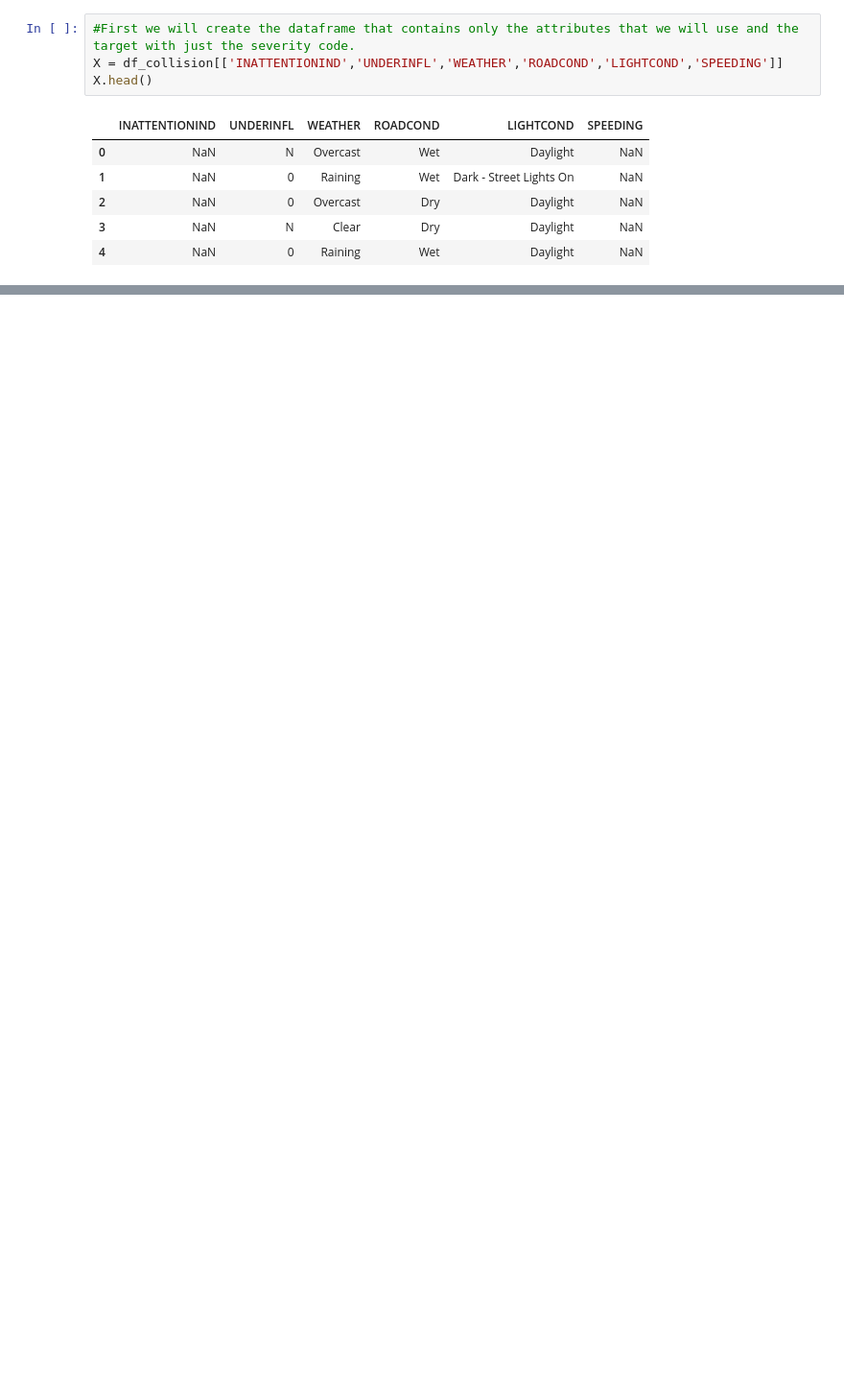
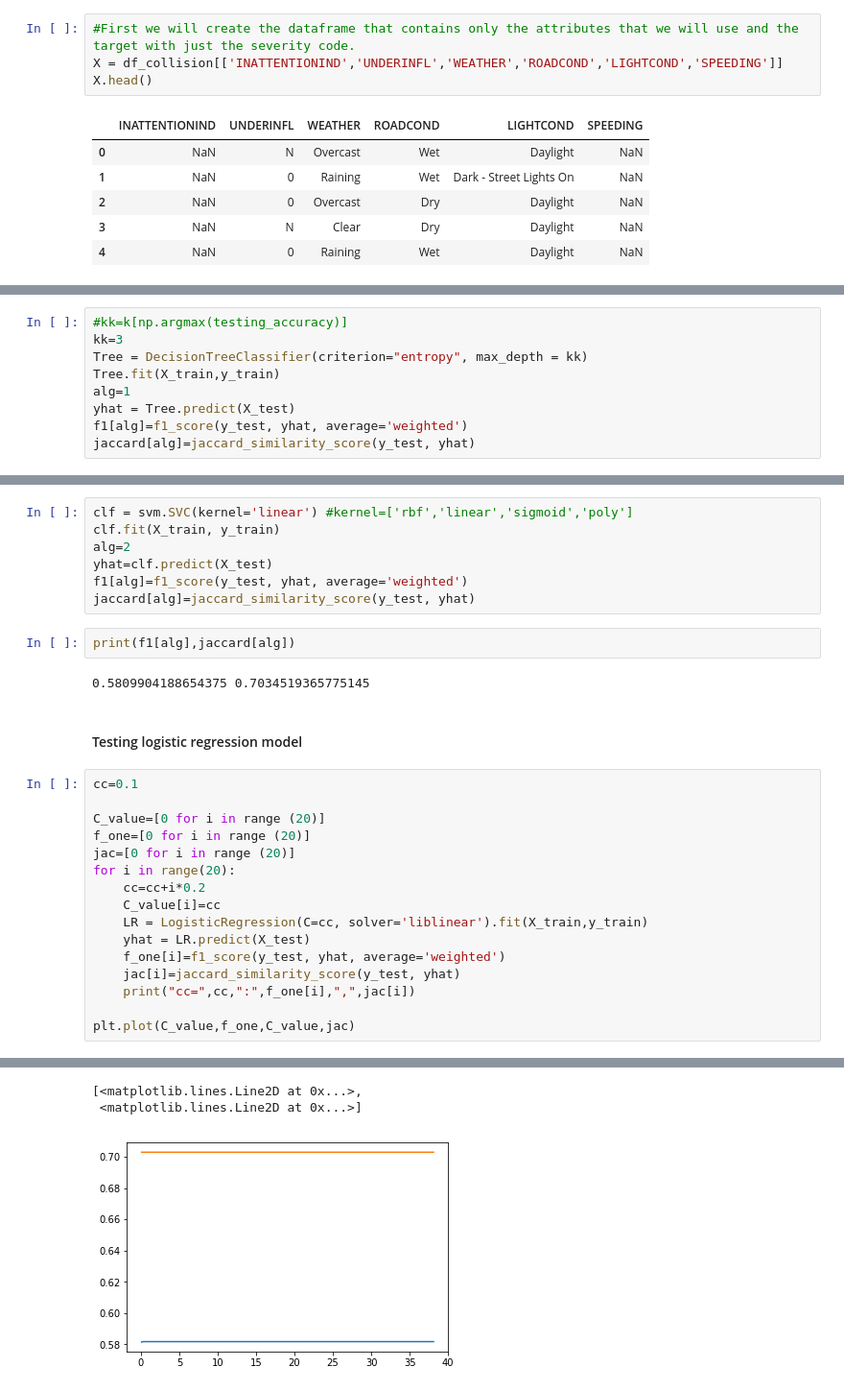
Before and after one commit to PanPalitta/IBM_DataScience, a Jupyter notebook: Data_capstone.ipynb, the cells around one changed output, grey strips where cells are left out. Shown at 96% size. Cells and saved outputs as stored; diff of their text form; blank space fills up the shorter version.

```diff
--- a/Data_capstone.ipynb
+++ b/Data_capstone.ipynb
@@ -176,0 +300,9 @@ array(['Daylight', 'Dark - Street Lights On', 'Dark - No Street Lights',
+# %%
+#kk=k[np.argmax(testing_accuracy)]
+kk=3
+Tree = DecisionTreeClassifier(criterion="entropy", max_depth = kk)
+Tree.fit(X_train,y_train)
+alg=1
+yhat = Tree.predict(X_test)
+f1[alg]=f1_score(y_test, yhat, average='weighted')
+jaccard[alg]=jaccard_similarity_score(y_test, yhat)
@@ -176,0 +330,30 @@ array(['Daylight', 'Dark - Street Lights On', 'Dark - No Street Lights',
+# %%
+clf = svm.SVC(kernel='linear') #kernel=['rbf','linear','sigmoid','poly']
+clf.fit(X_train, y_train)
+alg=2
+yhat=clf.predict(X_test)
+f1[alg]=f1_score(y_test, yhat, average='weighted')
+jaccard[alg]=jaccard_similarity_score(y_test, yhat)
+# %%
+print(f1[alg],jaccard[alg])
+# %% [output]
+0.5809904188654375 0.7034519365775145
+# %% [markdown]
+#### Testing logistic regression model ####
+# %%
+cc=0.1
+
+C_value=[0 for i in range (20)]
+f_one=[0 for i in range (20)]
+jac=[0 for i in range (20)]
+for i in range(20):
+    cc=cc+i*0.2
+    C_value[i]=cc
+    LR = LogisticRegression(C=cc, solver='liblinear').fit(X_train,y_train)
+    yhat = LR.predict(X_test)
+    f_one[i]=f1_score(y_test, yhat, average='weighted')
+    jac[i]=jaccard_similarity_score(y_test, yhat)
+    print("cc=",cc,":",f_one[i],",",jac[i])
+
+plt.plot(C_value,f_one,C_value,jac)
+# %% [output]
@@ -176,0 +380,3 @@ array(['Daylight', 'Dark - Street Lights On', 'Dark - No Street Lights',
+[<matplotlib.lines.Line2D at 0x...>,
+ <matplotlib.lines.Line2D at 0x...>]
+[figure, added]
```
Also changed, not shown: parts of 27 cells of this notebook.
